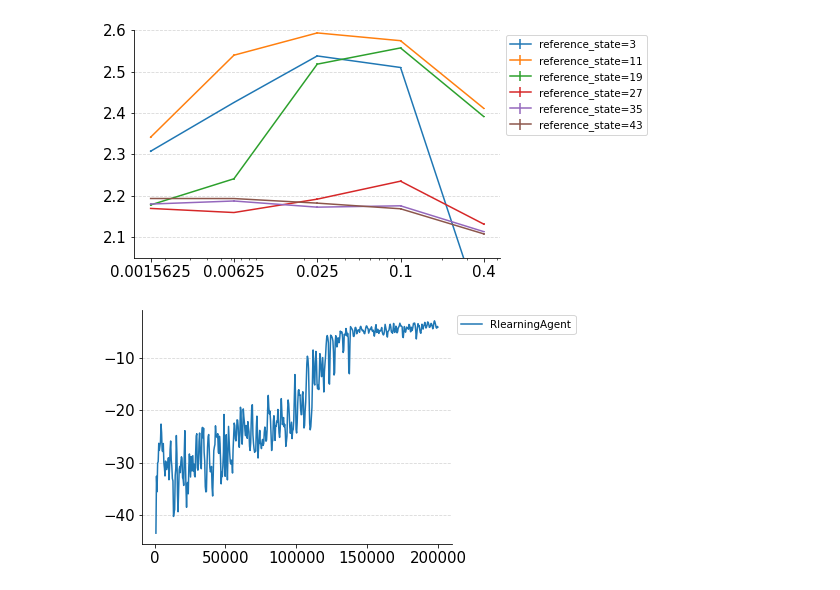
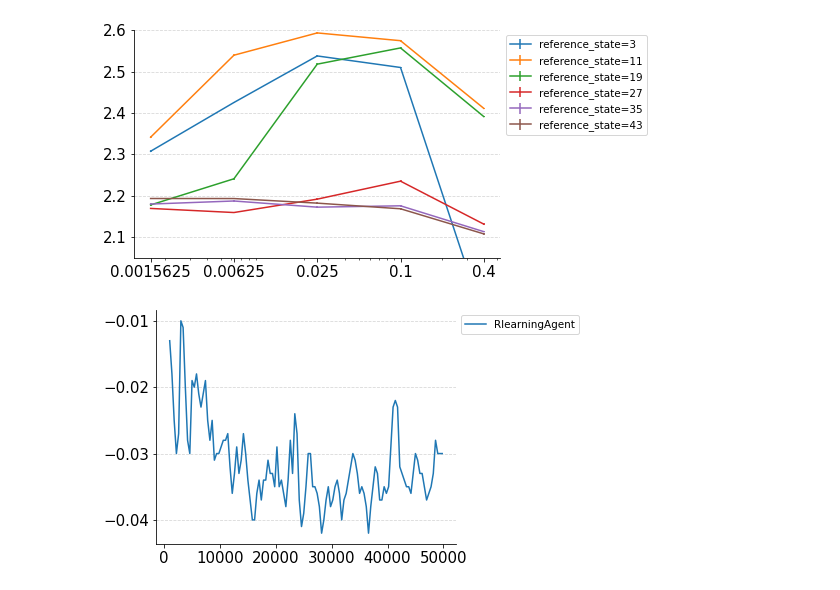
Before and after one commit to hexken/average-reward-benchmarking, a Jupyter notebook: control_exps.ipynb, the cells around one changed output. Cells and saved outputs as stored; diff of their text form; code cells hidden in the pictures.

```diff
--- a/control_exps.ipynb
+++ b/control_exps.ipynb
@@ -155,13 +155,13 @@ def plot_learning_curve_control(filenames, location='./results/', window=1000, s
 # %%
 # best, best
 ### These filenames will be according to how the hyperparameter configurations are split
 ### for the available compute resources.
 filenames = [
         "test_15.npy",
         #"AC_DiffQ_eps_0.1_1-5_27.npy",
     ]
 
 plot_learning_curve_control(filenames, title='AC_all_eps_0.1_best', window=1000,
-                            sample=400, firstn=-1, location='./results/control/test/') #window2000 and sample800
+                            sample=400, firstn=-1, location='./results/control/catcher_test/') #window2000 and sample800
 # %% [output]
-[figure, old version]
+[figure, new version]
```
Also changed, not shown: 3 other files.
